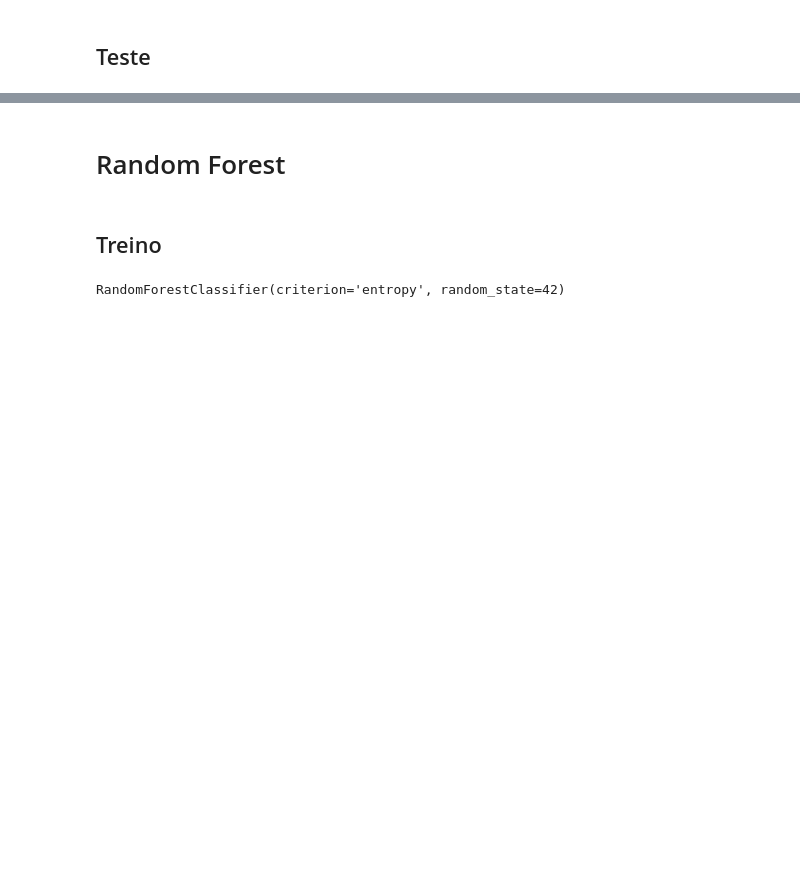
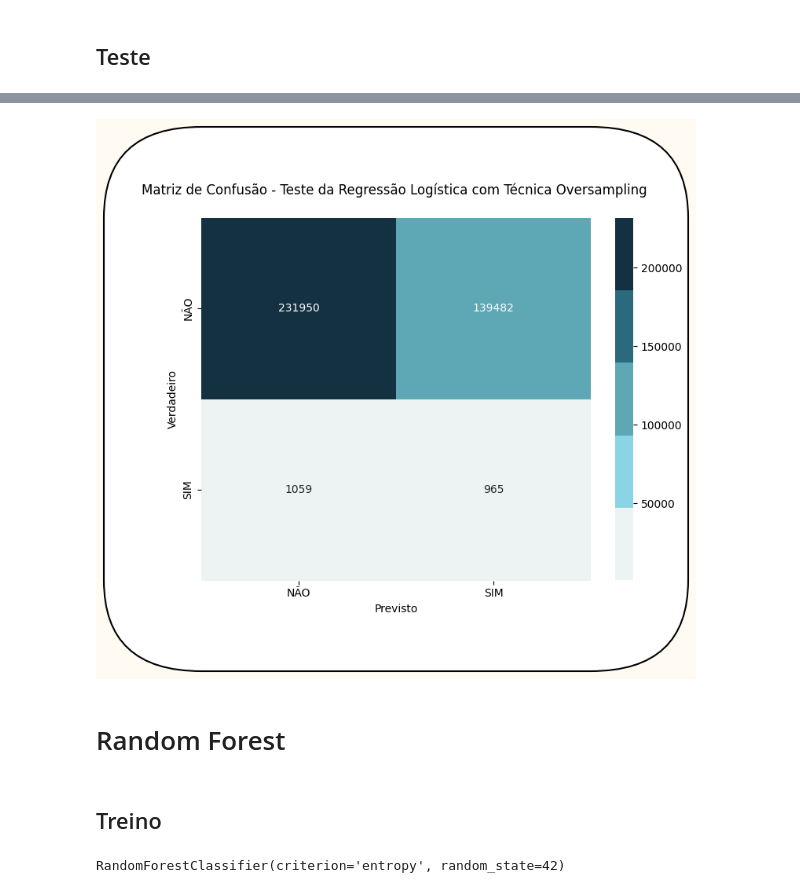
Before and after one commit to Felisouza/tcc_mba_icmc, a Jupyter notebook: models/Modelos1_Oversampling.ipynb, the cells around one changed output, grey strips where cells are left out. Drawn from its saved outputs; the diff is of its cells as text; code cells hidden in the pictures; blank space fills up the shorter version.

```diff
--- a/models/Modelos1_Oversampling.ipynb
+++ b/models/Modelos1_Oversampling.ipynb
@@ -111,9 +129,9 @@ Passing `palette` without assigning `hue` is deprecated and will be removed in v
   sns.barplot(x='target', y='percentual', data=class_counts, palette=paleta[:2], ax=ax)
 [figure]
 # %%
-X_train, X_test, y_train, y_test = train_test_split(X_resampled, y_resampled, test_size=0.2, random_state=42)
+# X_train, X_test, y_train, y_test = train_test_split(X_resampled, y_resampled, test_size=0.2, random_state=42)
 
-X_train, X_val, y_train, y_val = train_test_split(X_train, y_train, test_size=0.25, random_state=42) # 0.25 x 0.8 = 0.2
+# X_train, X_val, y_train, y_val = train_test_split(X_train, y_train, test_size=0.25, random_state=42) # 0.25 x 0.8 = 0.2
 # %%
 # Mostrar os tamanhos dos conjuntos
 print(
@@ -175,15 +193,13 @@ matriz_confusao(y_val, y_val_pred1, PrincipalPallete, titulo='Matriz de Confusã
 # %% [markdown]
 ## Teste
 # %%
+# Fazer previsões no conjunto de teste
+y_test_pred = logistic_regression.predict(X_test)
 
+# Avaliar o modelo no conjunto de teste
+test_accuracy = accuracy_score(y_test, y_test_pred)
+test_report = classification_report(y_test, y_test_pred, target_names=label_encoder.classes_)
 
-# # Fazer previsões no conjunto de teste
-# y_test_pred = logistic_regression.predict(X_test)
-
-# # Avaliar o modelo no conjunto de teste
-# test_accuracy = accuracy_score(y_test, y_test_pred)
-# test_report = classification_report(y_test, y_test_pred, target_names=label_encoder.classes_)
-
-# print(f'Teste - Accuracy: {test_accuracy}')
-# print('Teste - Classification Report:')
-# print(test_report)
+print(f'Teste - Accuracy: {test_accuracy}')
+print('Teste - Classification Report:')
+print(test_report)
@@ -190,3 +217,7 @@ matriz_confusao(y_val, y_val_pred1, PrincipalPallete, titulo='Matriz de Confusã
+# %%
+matriz_confusao(y_test, y_test_pred, PrincipalPallete, 'Matriz de Confusão - Teste da Regressão Logística com Técnica Oversampling \n')
+# %% [output]
+[figure, added]
 # %% [markdown]
 # Random Forest
 # %% [markdown]
```
Also changed, not shown: parts of 25 cells of this notebook, 13 other files.
